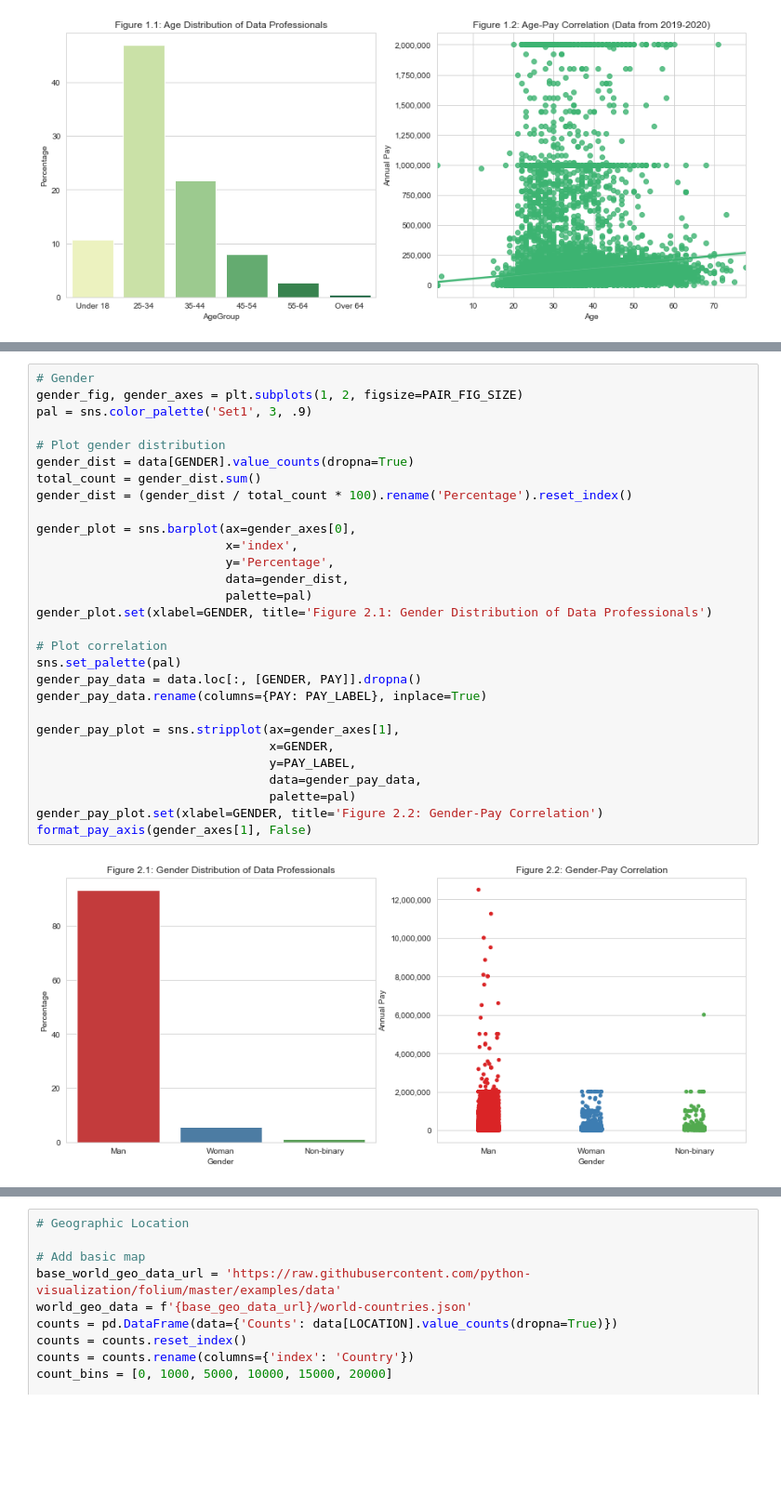
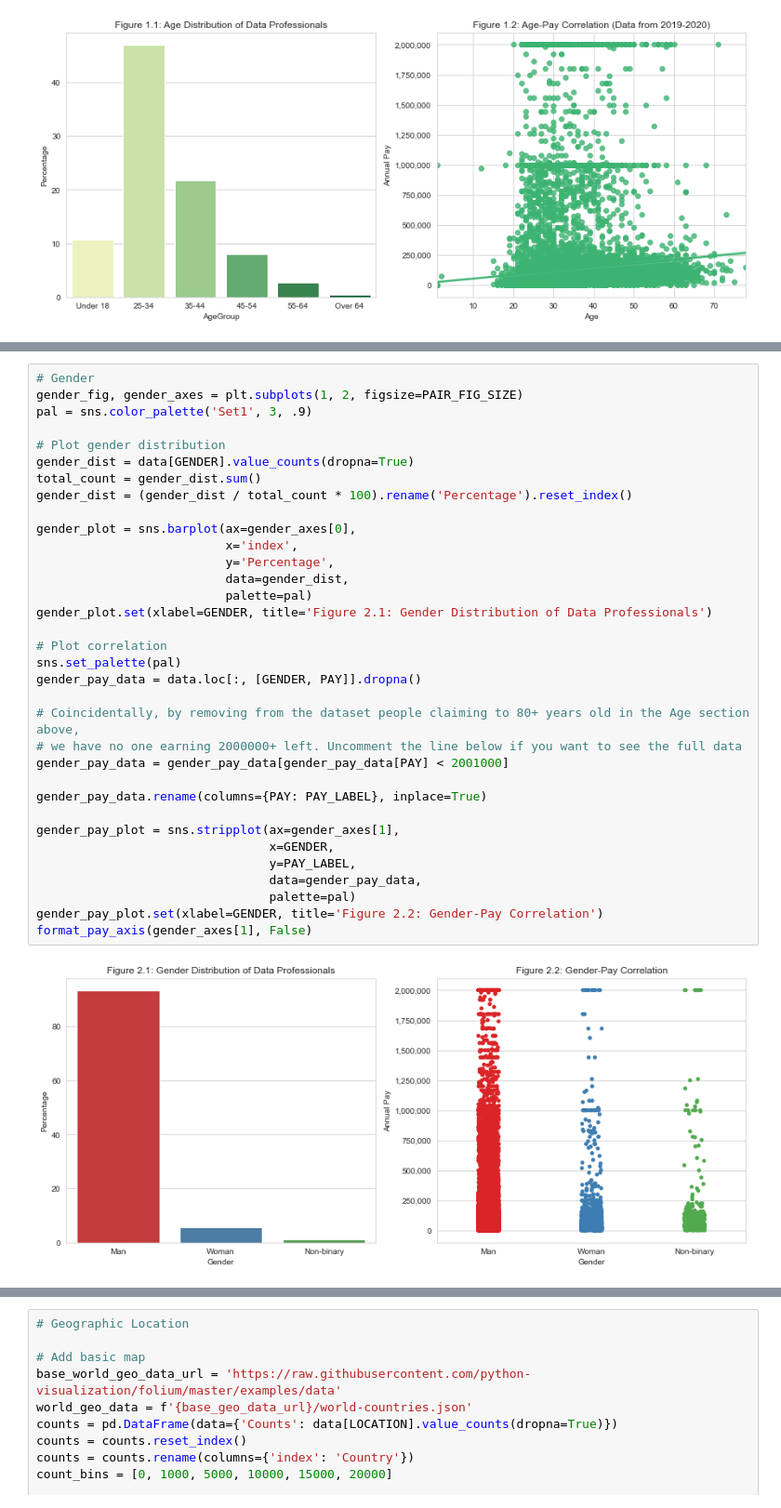
Before and after one commit to potatokim/data-science-demographics-visuals, a Jupyter notebook: main.ipynb, the cells around one changed output, grey strips where cells are left out. Shown at 93% size. Saved outputs shown, nothing was run; the diff lists cells and outputs as text; blank space fills up the shorter version.

```diff
--- a/main.ipynb
+++ b/main.ipynb
@@ -378,31 +379,36 @@ Figure 2.1 shows that men make up 93.2% the data points, women 5.6%, and non-bin
 # %%
 # Gender
 gender_fig, gender_axes = plt.subplots(1, 2, figsize=PAIR_FIG_SIZE)
 pal = sns.color_palette('Set1', 3, .9)
 
 # Plot gender distribution
 gender_dist = data[GENDER].value_counts(dropna=True)
 total_count = gender_dist.sum()
 gender_dist = (gender_dist / total_count * 100).rename('Percentage').reset_index()
 
 gender_plot = sns.barplot(ax=gender_axes[0],
                           x='index',
                           y='Percentage',
                           data=gender_dist,
                           palette=pal)
 gender_plot.set(xlabel=GENDER, title='Figure 2.1: Gender Distribution of Data Professionals')
 
 # Plot correlation
 sns.set_palette(pal)
 gender_pay_data = data.loc[:, [GENDER, PAY]].dropna()
+
+# Coincidentally, by removing from the dataset people claiming to 80+ years old in the Age section above,
+# we have no one earning 2000000+ left. Uncomment the line below if you want to see the full data
+gender_pay_data = gender_pay_data[gender_pay_data[PAY] < 2001000]
+
 gender_pay_data.rename(columns={PAY: PAY_LABEL}, inplace=True)
 
 gender_pay_plot = sns.stripplot(ax=gender_axes[1],
                                 x=GENDER,
                                 y=PAY_LABEL,
                                 data=gender_pay_data,
                                 palette=pal)
 gender_pay_plot.set(xlabel=GENDER, title='Figure 2.2: Gender-Pay Correlation')
 format_pay_axis(gender_axes[1], False)
 # %% [output]
-[figure, old version]
+[figure, new version]
```
Also changed, not shown: parts of 39 cells of this notebook.
